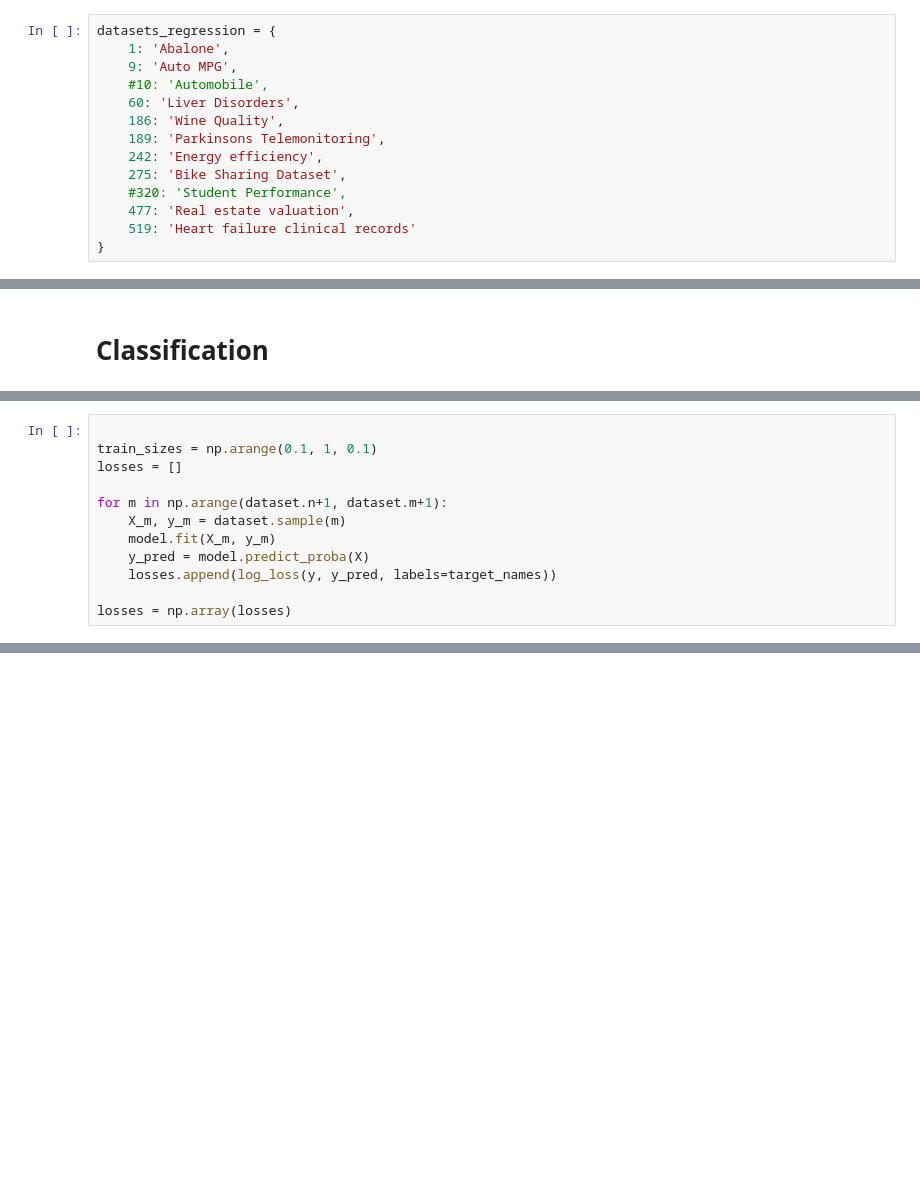
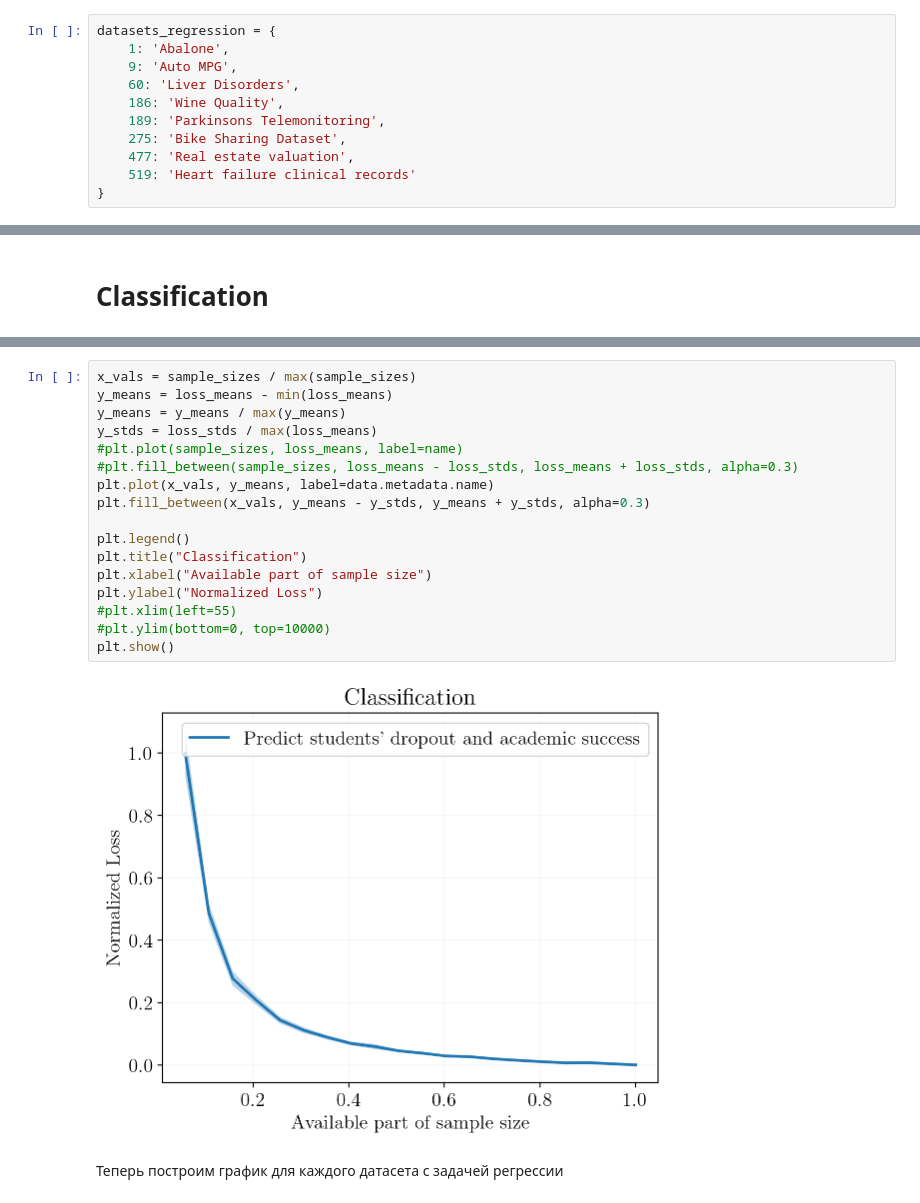
Before and after one commit to kisnikser/Bayesian-Sample-Size-Estimation, a Jupyter notebook: code/data.ipynb, the cells around one changed output, grey strips where cells are left out. Drawn from its saved outputs; the diff is of its cells as text; blank space fills up the shorter version.

```diff
--- a/code/data.ipynb
+++ b/code/data.ipynb
@@ -36,13 +53,10 @@ from ucimlrepo import fetch_ucirepo, list_available_datasets
 datasets_regression = {
     1: 'Abalone',
     9: 'Auto MPG',
-    #10: 'Automobile',
     60: 'Liver Disorders',
     186: 'Wine Quality',
     189: 'Parkinsons Telemonitoring',
-    242: 'Energy efficiency',
     275: 'Bike Sharing Dataset',
-    #320: 'Student Performance',
     477: 'Real estate valuation',
     519: 'Heart failure clinical records'
 }
@@ -425,12 +241,0 @@ ValueError: The number of classes in labels is different from that in y_pred. Cl
-# %%
-
-train_sizes = np.arange(0.1, 1, 0.1)
-losses = []
-
-for m in np.arange(dataset.n+1, dataset.m+1):
-    X_m, y_m = dataset.sample(m)
-    model.fit(X_m, y_m)
-    y_pred = model.predict_proba(X)
-    losses.append(log_loss(y, y_pred, labels=target_names))
-
-losses = np.array(losses)
@@ -443,0 +328,21 @@ plt.show()
+# %%
+x_vals = sample_sizes / max(sample_sizes)
+y_means = loss_means - min(loss_means)
+y_means = y_means / max(y_means)
+y_stds = loss_stds / max(loss_means)
+#plt.plot(sample_sizes, loss_means, label=name)
+#plt.fill_between(sample_sizes, loss_means - loss_stds, loss_means + loss_stds, alpha=0.3)
+plt.plot(x_vals, y_means, label=data.metadata.name)
+plt.fill_between(x_vals, y_means - y_stds, y_means + y_stds, alpha=0.3)
+
+plt.legend()
+plt.title("Classification")
+plt.xlabel("Available part of sample size")
+plt.ylabel("Normalized Loss")
+#plt.xlim(left=55)
+#plt.ylim(bottom=0, top=10000)
+plt.show()
+# %% [output]
+[figure, added]
+# %% [markdown]
+Теперь построим график для каждого датасета с задачей регрессии
```
Also changed, not shown: parts of 56 cells of this notebook, 7 other files.
